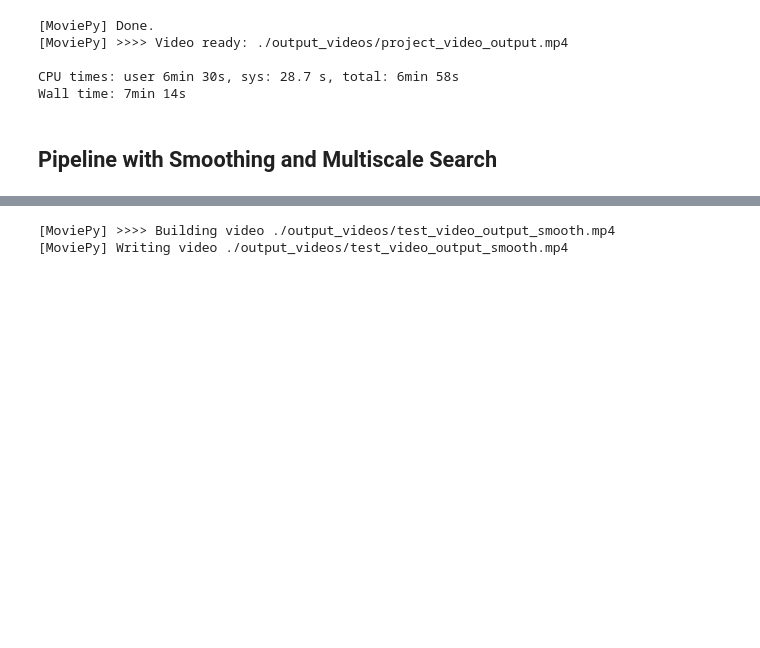
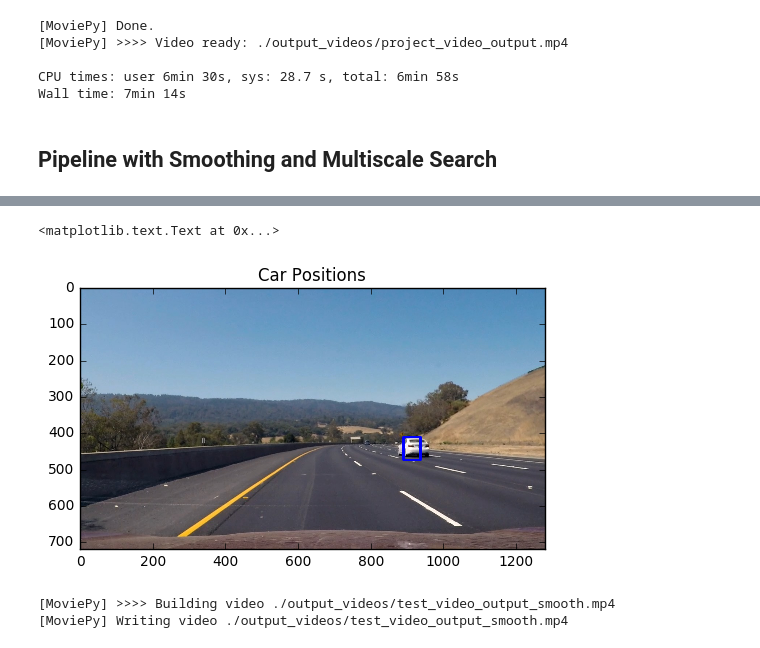
Before and after one commit to Hornbill201/SelfDrivingCar-P5-Vehicle_Detection, a Jupyter notebook: P5_vehicle_detection.ipynb, the cells around one changed output, grey strips where cells are left out. Saved outputs shown, nothing was run; the diff lists cells and outputs as text; code cells hidden in the pictures; blank space fills up the shorter version.

```diff
--- a/P5_vehicle_detection.ipynb
+++ b/P5_vehicle_detection.ipynb
@@ -769,3 +778,12 @@ vehicleDetector.threshold = 3
+# %%
+image4 = mpimg.imread('test_images/test3.jpg')
+output4 = vehicleDetector.find_cars_smooth(image4)
+plt.figure()
+plt.imshow(output4)
+plt.title('Car Positions')
+# %% [output]
+<matplotlib.text.Text at 0x...>
+[figure, added]
 # %%
 # Import everything needed to edit/save/watch video clips
 from moviepy.editor import VideoFileClip
```
Also changed, not shown: parts of 2 cells of this notebook, 2 other files.
